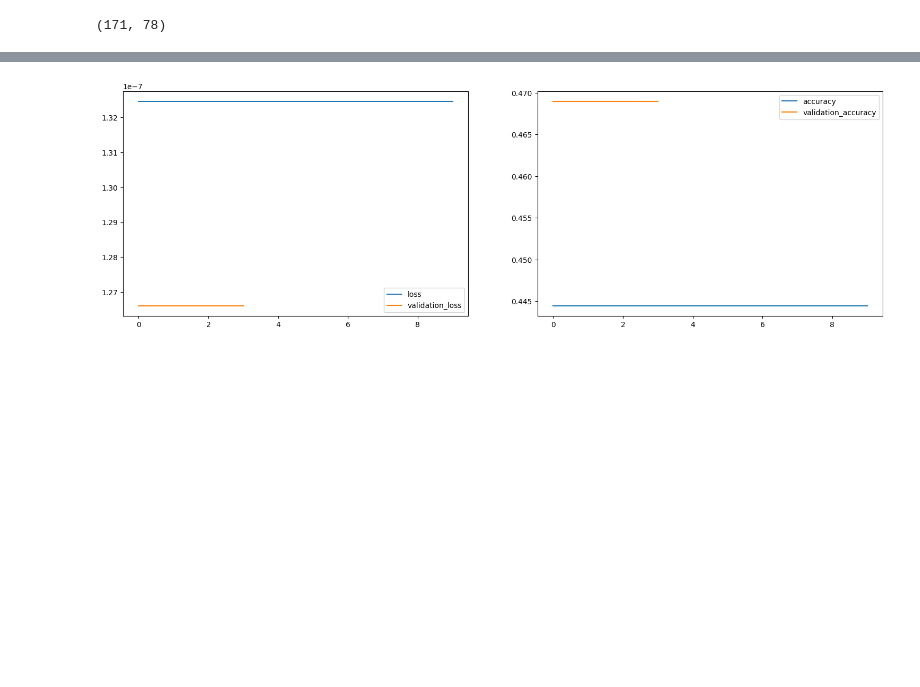
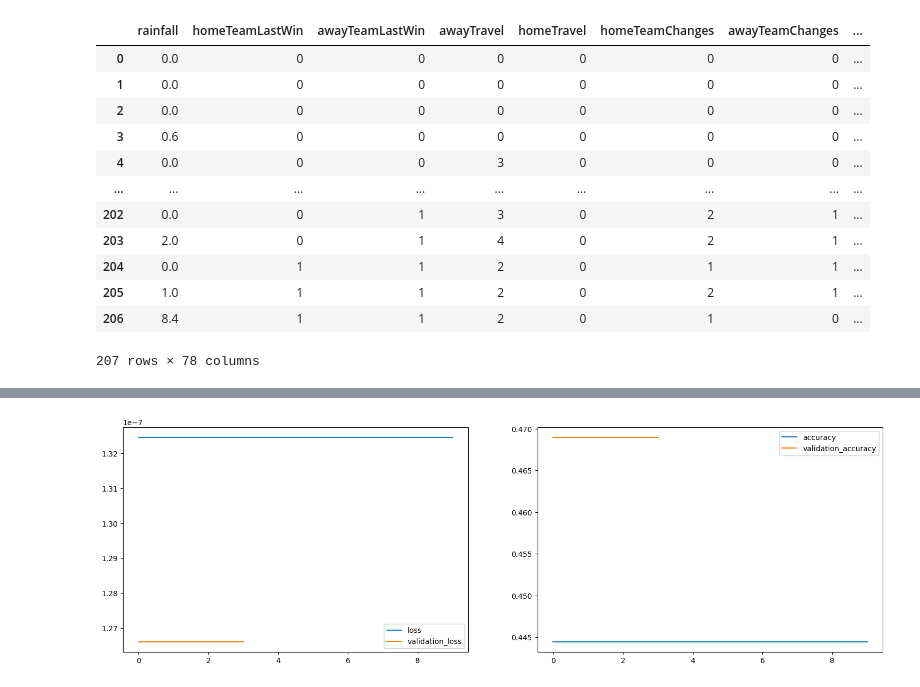
Before and after one commit to TomGallagher98/Thomas_Gallagher_Thesis, a Jupyter notebook: Data/AFL_Stats/NeuralNetwork.ipynb, the cells around one changed output, grey strips where cells are left out. Drawn from its saved outputs; the diff is of its cells as text; code cells hidden in the pictures; blank space fills up the shorter version.

```diff
--- a/Data/AFL_Stats/NeuralNetwork.ipynb
+++ b/Data/AFL_Stats/NeuralNetwork.ipynb
@@ -103,4 +129,20 @@ games_2013 = set_columns(games_2013)
 all_games = set_columns(all_games)
+# %%
+games_2012
+# %% [output]
+|  | rainfall | homeTeamLastWin | awayTeamLastWin | awayTravel | homeTravel | homeTeamChanges | awayTeamChanges | ... |
+| 0 | 0.0 | 0 | 0 | 0 | 0 | 0 | 0 | ... |
+| 1 | 0.0 | 0 | 0 | 0 | 0 | 0 | 0 | ... |
+| 2 | 0.0 | 0 | 0 | 0 | 0 | 0 | 0 | ... |
+| 3 | 0.6 | 0 | 0 | 0 | 0 | 0 | 0 | ... |
+| 4 | 0.0 | 0 | 0 | 3 | 0 | 0 | 0 | ... |
+| ... | ... | ... | ... | ... | ... | ... | ... | ... |
+| 202 | 0.0 | 0 | 1 | 3 | 0 | 2 | 1 | ... |
+| 203 | 2.0 | 0 | 1 | 4 | 0 | 2 | 1 | ... |
+| 204 | 0.0 | 1 | 1 | 2 | 0 | 1 | 1 | ... |
+| 205 | 1.0 | 1 | 1 | 2 | 0 | 2 | 1 | ... |
+| 206 | 8.4 | 1 | 1 | 2 | 0 | 1 | 0 | ... |
+207 rows × 78 columns
 # %%
 # normalize the dataset
 scaler = MinMaxScaler(feature_range=(0, 1))
@@ -153,4 +160,0 @@ x_valid_2012['value'] = y_valid_2012
-# %%
-x_train_2012.shape
-# %% [output]
-(171, 78)
```
Also changed, not shown: parts of 14 cells of this notebook, 1 other file.
